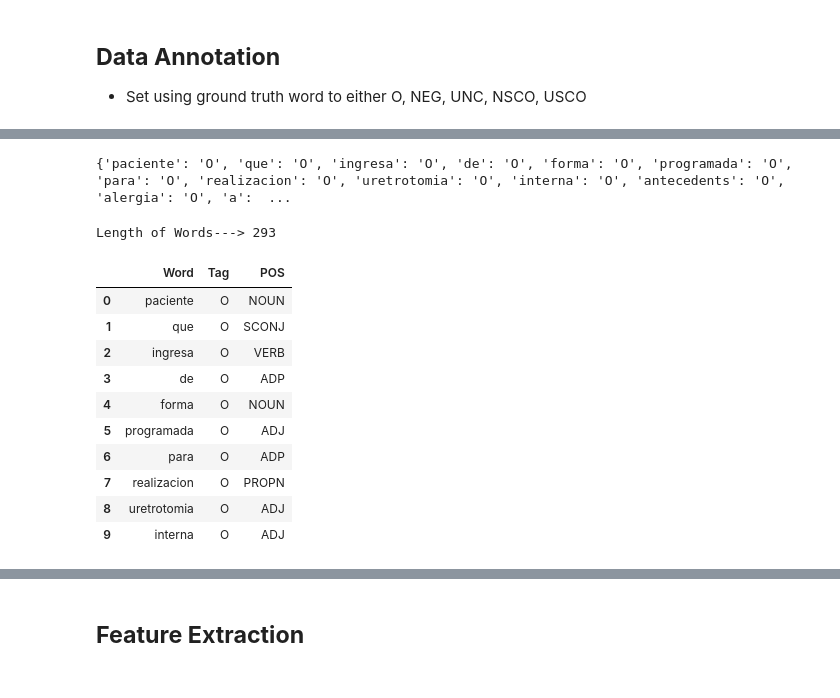
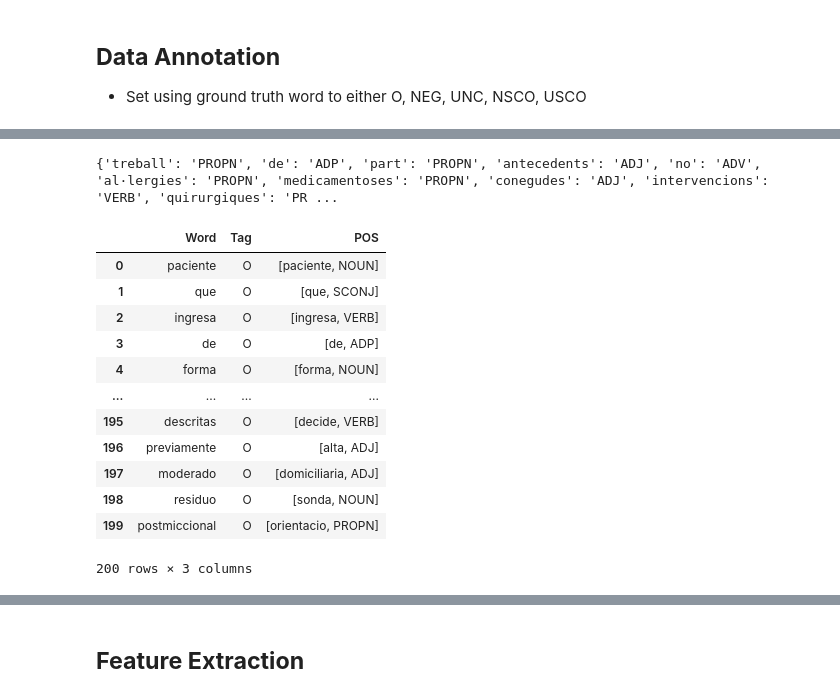
Before and after one commit to marinocom/NLP-Detection-of-Negation-and-Uncertainty-Project-24, a Jupyter notebook: Deep Learning Method/deep_learning_nlp_POS_initial(DIFERENTE).ipynb, the cells around one changed output, grey strips where cells are left out. Saved outputs shown, nothing was run; the diff lists cells and outputs as text; code cells hidden in the pictures.

```diff
--- a/Deep Learning Method/deep_learning_nlp_POS_initial(DIFERENTE).ipynb
+++ b/Deep Learning Method/deep_learning_nlp_POS_initial(DIFERENTE).ipynb
@@ -111,8 +145,13 @@ Lenght of Words---> 493
+# %%
+pos_tags_feature = []
+for texts in pos_tags_all:
+    for word, tag in texts.items():
+        pos_tags_feature.append([word,tag])
+print(pos_tags_all[1])
+# %% [output]
+{'treball': 'PROPN', 'de': 'ADP', 'part': 'PROPN', 'antecedents': 'ADJ', 'no': 'ADV', 'al·lergies': 'PROPN', 'medicamentoses': 'PROPN', 'conegudes': 'ADJ', 'intervencions': 'VERB', 'quirurgiques': 'PR ...
 # %%
-features = {}
-for i in range(len(tags)):
-    features[words[i]] = tags[i]
+words_feature = []
+for i in range(len(words)):
+    for word in words[i]:
+        words_feature.append(word)
-# %%
-print(features)
-# %% [output]
-{'paciente': 'O', 'que': 'O', 'ingresa': 'O', 'de': 'O', 'forma': 'O', 'programada': 'O', 'para': 'O', 'realizacion': 'O', 'uretrotomia': 'O', 'interna': 'O', 'antecedents': 'O', 'alergia': 'O', 'a':  ...
@@ -126,42 +158,22 @@ for word, tag in features.items():
-# %%
-#load spacy's spanish special.
-nlp = spacy.load("es_core_news_md")
-#to get the POS as a feature for each word.
-def get_pos_tags(words):
-    text = ' '.join(words) #convert the words to text.
-    doc = nlp(text) #make it a doc using the function dowloaded before from spacy.
-
-    #Create a dictionary where the key = word and the value = POS tag.
-    pos_tags_dict = {token.text: token.pos_ for token in doc}
-
-    print(f'Length of Words---> {len(pos_tags_dict)}')
-    return pos_tags_dict
-
-
-pos_tags_dict = get_pos_tags(words=words)
-
-pos_tags_feature = []
-for word, pos in pos_tags_dict.items():
-    pos_tags_feature.append(pos)
-# %% [output]
-Length of Words---> 293
 # %%
-data_tuples = list(zip(word_feature, tag_feature, pos_tags_feature))
+data_tuples = list(zip(words_feature, tags_feature, pos_tags_feature))
 
 data = pd.DataFrame(data_tuples, columns=['Word', 'Tag', 'POS'])
-data.head(10)
+data.head(200)
 # %% [output]
 |  | Word | Tag | POS |
-| 0 | paciente | O | NOUN |
-| 1 | que | O | SCONJ |
-| 2 | ingresa | O | VERB |
-| 3 | de | O | ADP |
-| 4 | forma | O | NOUN |
-| 5 | programada | O | ADJ |
-| 6 | para | O | ADP |
-| 7 | realizacion | O | PROPN |
-| 8 | uretrotomia | O | ADJ |
-| 9 | interna | O | ADJ |
+| 0 | paciente | O | [paciente, NOUN] |
+| 1 | que | O | [que, SCONJ] |
+| 2 | ingresa | O | [ingresa, VERB] |
+| 3 | de | O | [de, ADP] |
+| 4 | forma | O | [forma, NOUN] |
+| ... | ... | ... | ... |
+| 195 | descritas | O | [decide, VERB] |
+| 196 | previamente | O | [alta, ADJ] |
+| 197 | moderado | O | [domiciliaria, ADJ] |
+| 198 | residuo | O | [sonda, NOUN] |
+| 199 | postmiccional | O | [orientacio, PROPN] |
+200 rows × 3 columns
 # %%
 data.info()
 # %% [output]
```
Also changed, not shown: parts of 8 cells of this notebook.
